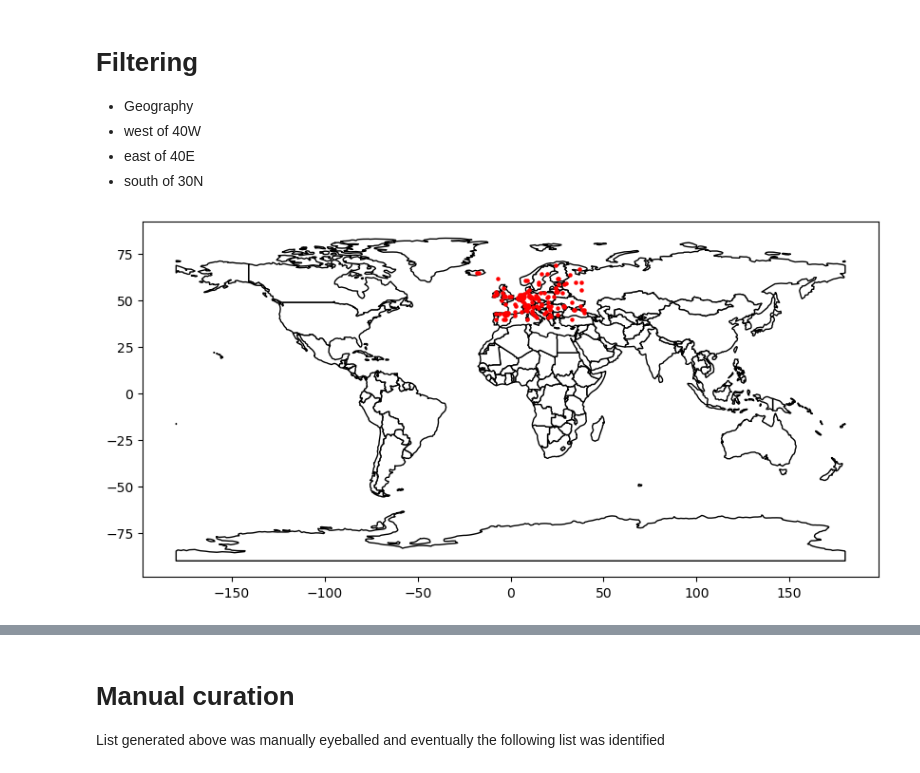
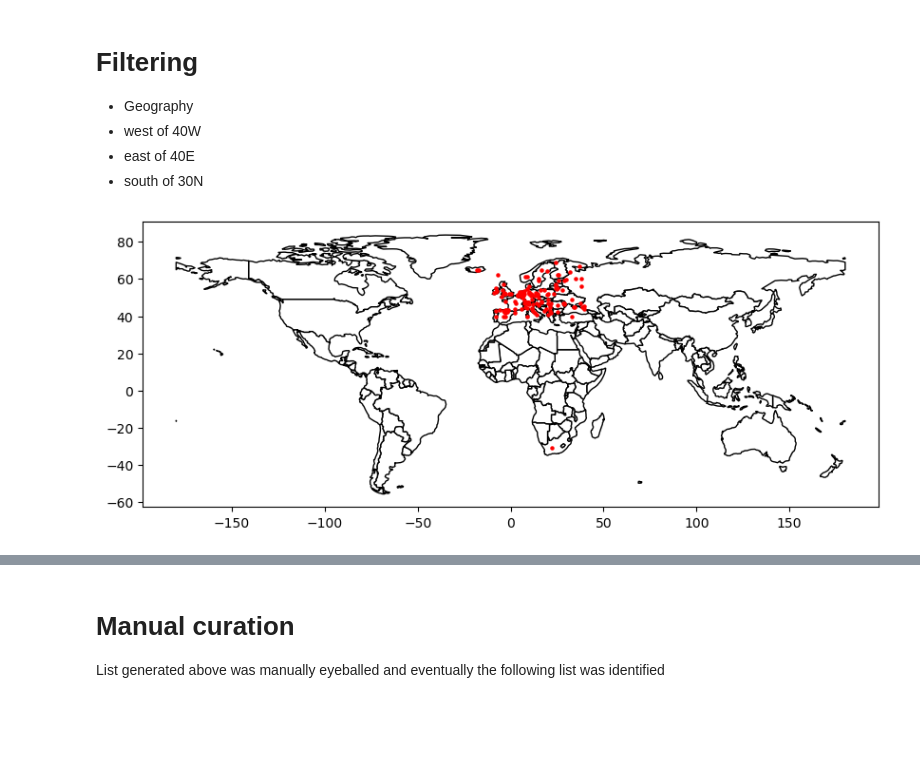
Before and after one commit to StefMiya/TL_Team5, a Jupyter notebook: languages.ipynb, the cells around one changed output, grey strips where cells are left out. Saved outputs shown, nothing was run; the diff lists cells and outputs as text; code cells hidden in the pictures; blank space fills up the shorter version.

Commit message:
added language afrikaans

```diff
--- a/languages.ipynb
+++ b/languages.ipynb
@@ -15,11 +15,11 @@ def plot_langs(df: pd.DataFrame, continent: str):
 
     gdf_world = gpd.read_file(gpd.datasets.get_path('naturalearth_lowres'))
 
-    filter = None
-    if (continent == 'Eurasia') : filter = ((gdf_world['continent'] == 'Europe') | (gdf_world['continent'] == 'Asia'))
-    elif (continent == 'Europe') : filter = ((gdf_world['continent'] == 'Europe') & (gdf_world['name'] != 'Russia')) #Asian part of Russia mess up map
-    elif (continent == 'Eurafrica') : filter = (((gdf_world['continent'] == 'Europe') | (gdf_world['continent'] == 'Africa')) & (gdf_world['name'] != 'Russia')) #Asian part of Russia mess up map
-    else: filter = gdf_world['continent'] > 'A'
+    filter = (gdf_world.pop_est>0) & (gdf_world.name!="Antarctica") #None
+    if (continent == 'Eurasia') : filter &= ((gdf_world['continent'] == 'Europe') | (gdf_world['continent'] == 'Asia'))
+    elif (continent == 'Europe') : filter &= ((gdf_world['continent'] == 'Europe') & (gdf_world['name'] != 'Russia')) #Asian part of Russia mess up map
+    elif (continent == 'Eurafrica') : filter &= (((gdf_world['continent'] == 'Europe') | (gdf_world['continent'] == 'Africa')) & (gdf_world['name'] != 'Russia')) #Asian part of Russia mess up map
+    else: filter &= gdf_world['continent'] > 'A'
 
     # filter = gdf_world['continent'] > 'A'
 
@@ -45,13 +64,13 @@ df.shape[0]
 - south of 30N
 # %%
 #West/ East /North
-filter = (df['Longitude'] <= 40) & (df['Longitude'] >= -30) & (df['Latitude'] >= 40)
+filter = ((df['Longitude'] <= 40) & (df['Longitude'] >= -30) & (df['Latitude'] >= 40)) | (df['Name'] == 'Afrikaans')
 df_filter = df[filter]
 
 
 plot_langs(df_filter, 'World')
 # %% [output]
-[figure, old version]
+[figure, new version]
 # %%
 df_filter
 # %% [output]
```
Also changed, not shown: parts of 5 cells of this notebook, 1 other file.
